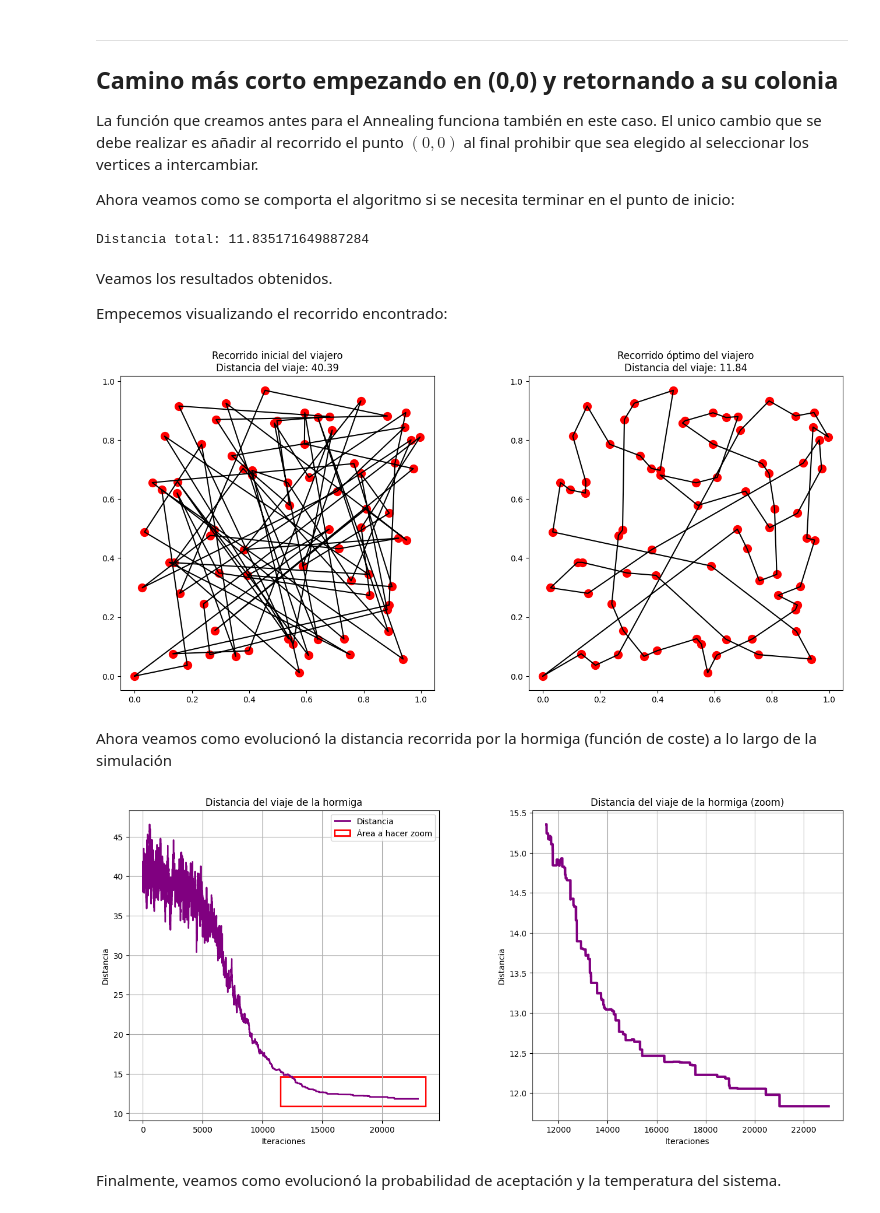
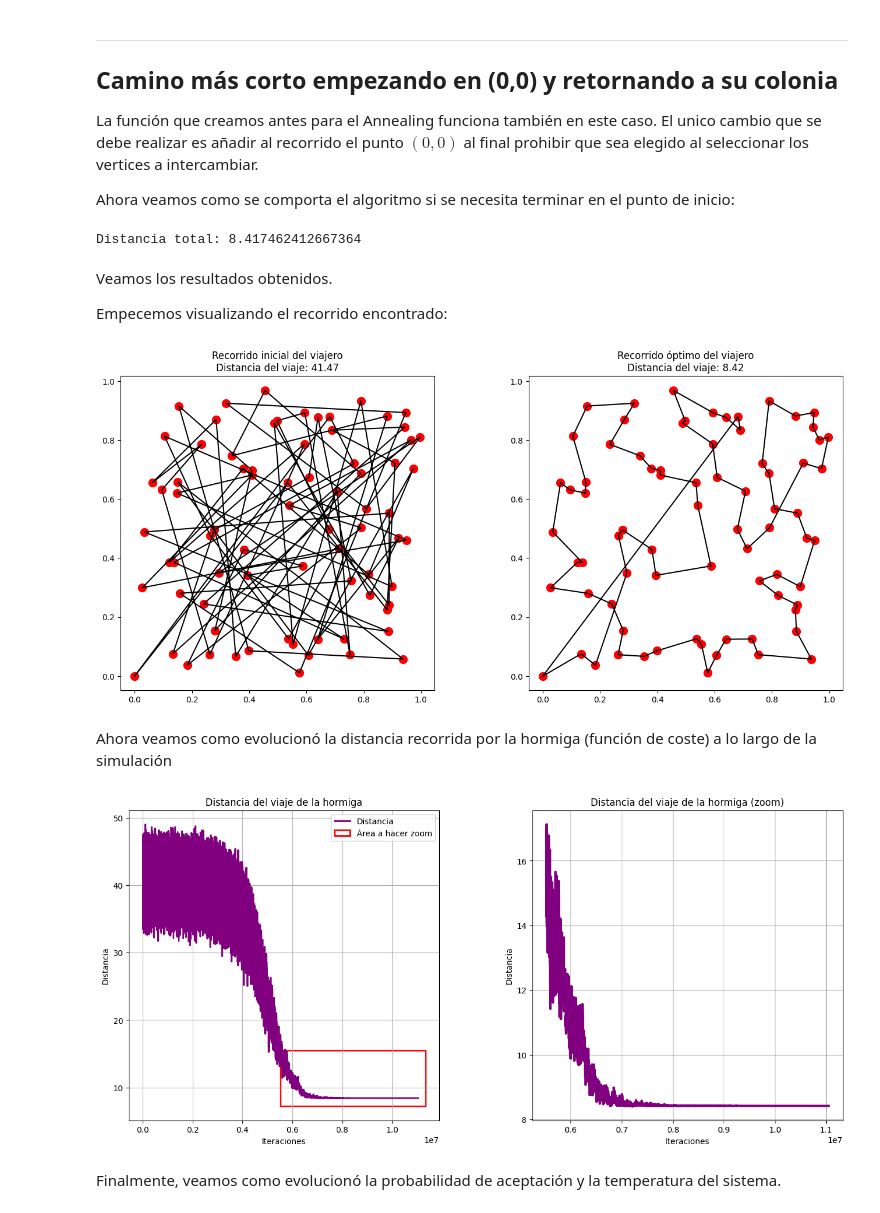
Before and after one commit to dangarciahe/Cadenas_de_Markov, a Jupyter notebook: Tarea_3.ipynb, the cells around one changed output. Cells and saved outputs as stored; diff of their text form; code cells hidden in the pictures.

```diff
--- a/Tarea_3.ipynb
+++ b/Tarea_3.ipynb
@@ -816,11 +818,11 @@ Ahora veamos como se comporta el algoritmo si se necesita terminar en el punto d
 # %%
 data = cargar_puntos_csv("data.csv")
 
-temp_inicial = 10
+temp_inicial = 100
 temp_final = 0.0001
-enfriamiento = 0.999
+enfriamiento = 0.999995
 
-iteraciones = 2
+iteraciones = 4
 
 
 recorrido_ret, distancia_ret, recorrido_inicial_ret, distancia_inicial_ret, all_distancias_ret, acceptance_probabilities_ret, temperaturas_ret  = simulated_annealing(data, temp_inicial, temp_final, enfriamiento, iteraciones, retorna=True)
@@ -828,7 +830,7 @@ recorrido_ret, distancia_ret, recorrido_inicial_ret, distancia_inicial_ret, all_
 #print("Mejor recorrido:", recorrido_ret)
 print("Distancia total:", distancia_ret)
 # %% [output]
-Distancia total: 11.835171649887284
+Distancia total: 8.417462412667364
 # %% [markdown]
 Veamos los resultados obtenidos.
 
@@ -853,7 +855,7 @@ ax2.set_title(f'Recorrido óptimo del viajero\nDistancia del viaje: {distancia_r
 
 plt.show()
 # %% [output]
-[figure, old version]
+[figure, new version]
 # %% [markdown]
 Ahora veamos como evolucionó la distancia recorrida por la hormiga (función de coste) a lo largo de la simulación
 # %%
@@ -866,37 +868,35 @@ fig, (ax1, ax2) = plt.subplots(1, 2, figsize=(16, 7))
 plt.subplots_adjust(wspace=0.3)
 
 
 
 left_side = n_steps//2
 top_side = all_distancias_ret[n_steps//2]*0.95
 ancho = (n_steps - n_steps//2)*1.05
 alto = (all_distancias_ret[-1] - all_distancias_ret[n_steps//2])*1.05
 
 
 rect = patches.Rectangle((left_side, top_side), ancho, alto, linewidth=2, edgecolor='r', facecolor='none', label='Área a hacer zoom')
 
 ax1.plot(range(n_steps), all_distancias_ret, label='Distancia', linewidth=2, color='purple')
 ax1.add_patch(rect) # Rectangulo rojo para contextualizar la Figura con zoom
 ax1.set_title('Distancia del viaje de la hormiga')
 ax1.set_xlabel("Iteraciones")
 ax1.set_ylabel("Distancia")
-ax1.legend()
-
-
+ax1.legend(loc='upper right')
 ax1.grid()
 
 
 
 ax2.plot(range(n_steps//2, n_steps), all_distancias_ret[n_steps//2::], linewidth=3, color='purple')
 ax2.set_title(f'Distancia del viaje de la hormiga (zoom)')
 ax2.set_xlabel("Iteraciones")
 ax2.set_ylabel("Distancia")
 ax2.grid()
 
 
 plt.show()
 # %% [output]
-[figure, old version]
+[figure, new version]
 # %% [markdown]
 Finalmente, veamos como evolucionó la probabilidad de aceptación y la temperatura del sistema.
 # %%
```
Also changed, not shown: parts of 10 cells of this notebook, 1 other file.
